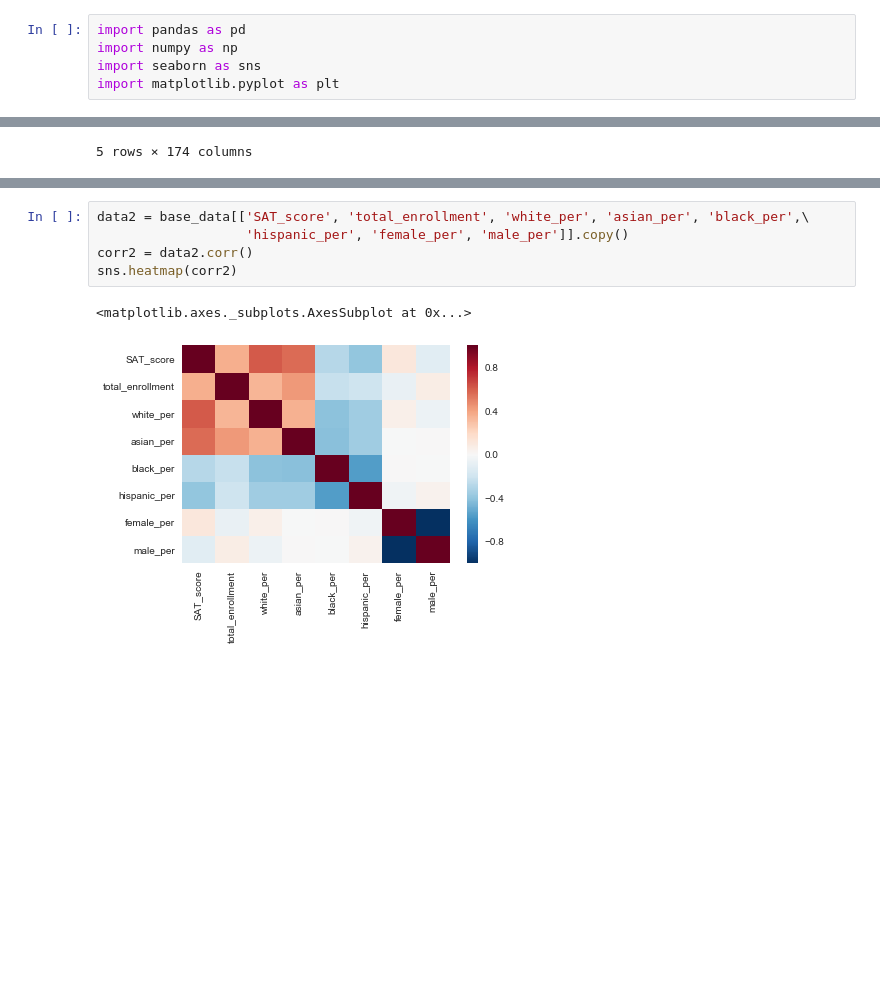
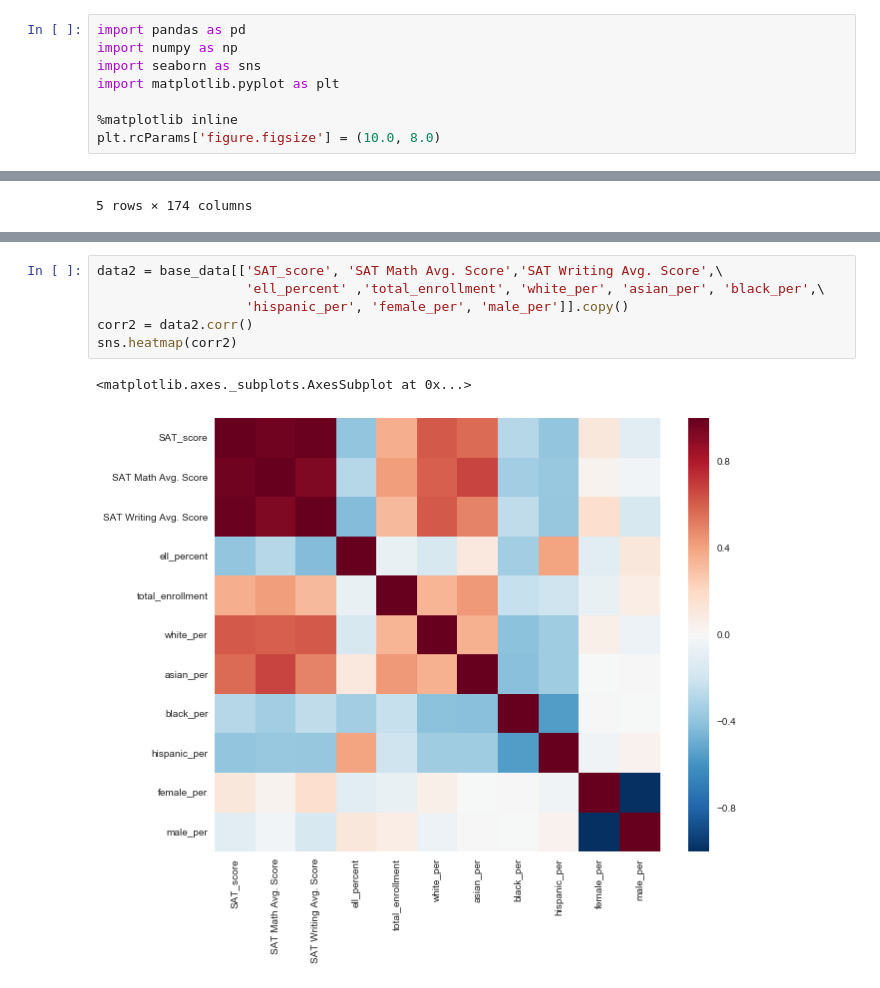
Before and after one commit to PukkaPad/data-storytelling-SAT-NewYork, a Jupyter notebook: DataStorytelling-SAT-NewYork.ipynb, the cells around one changed output, grey strips where cells are left out. Saved outputs shown, nothing was run; the diff lists cells and outputs as text; blank space fills up the shorter version.

Commit message:
SAT_score correlations

```diff
--- a/DataStorytelling-SAT-NewYork.ipynb
+++ b/DataStorytelling-SAT-NewYork.ipynb
@@ -9,6 +18,9 @@ import pandas as pd
 import numpy as np
 import seaborn as sns
 import matplotlib.pyplot as plt
+
+%matplotlib inline
+plt.rcParams['figure.figsize'] = (10.0, 8.0)
 # %% [markdown]
 ## Understanding the data
 # %% [markdown]
@@ -688,11 +666,12 @@ sns.heatmap(corr)
 # %%
-data2 = base_data[['SAT_score', 'total_enrollment', 'white_per', 'asian_per', 'black_per',\
+data2 = base_data[['SAT_score', 'SAT Math Avg. Score','SAT Writing Avg. Score',\
+                   'ell_percent' ,'total_enrollment', 'white_per', 'asian_per', 'black_per',\
                    'hispanic_per', 'female_per', 'male_per']].copy()
 corr2 = data2.corr()
 sns.heatmap(corr2)
 # %% [output]
 <matplotlib.axes._subplots.AxesSubplot at 0x...>
-[figure, old version]
+[figure, new version]
 # %%
 corr2
 # %% [output]
```
Also changed, not shown: parts of 24 cells of this notebook, 1 other file.
